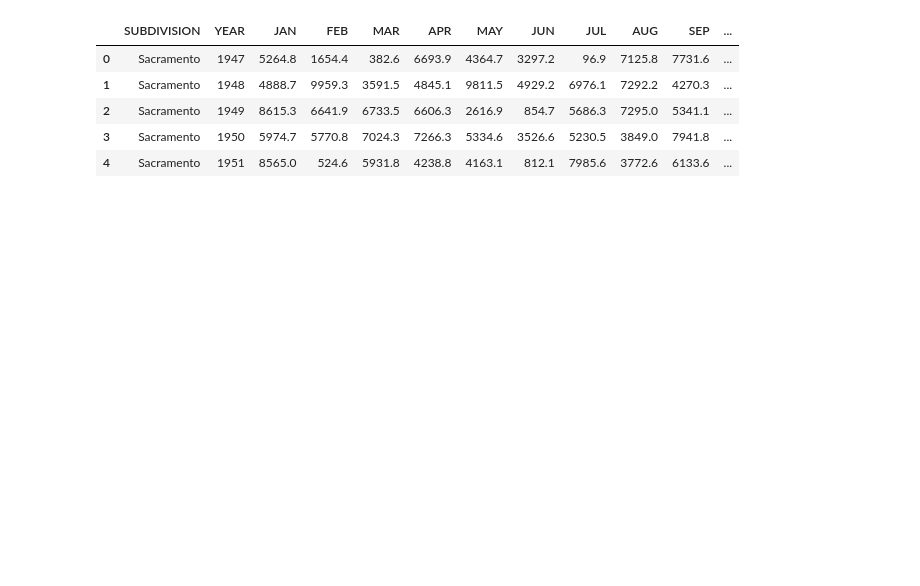
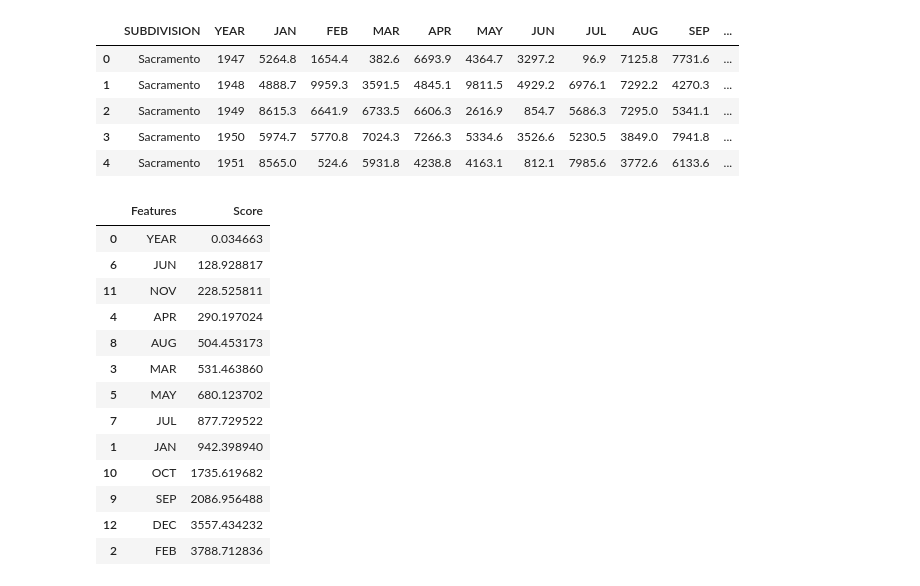
Before and after one commit to guilhermelaviola/PredictiveModel, a Jupyter notebook: PredictiveModel.ipynb, the cells around one changed output. Drawn from its saved outputs; the diff is of its cells as text; code cells hidden in the pictures; blank space fills up the shorter version.

```diff
--- a/PredictiveModel.ipynb
+++ b/PredictiveModel.ipynb
@@ -100,0 +107,34 @@ df.head()
+# %%
+# Defining X and Y
+# All features
+X = df.iloc[:, 1:14]
+# Target output (floods)
+Y = df.iloc[:, -1]
+# %%
+# Selecting the top 3 features
+best_features = SelectKBest(score_func = chi2, k = 3)
+fit = best_features.fit(X, Y)
+# %%
+# Creating data frames for the features and the score of each feature
+df_scores = pd.DataFrame(fit.scores_)
+df_columns = pd.DataFrame(X.columns)
+# %%
+# Combining all the features and their corresponding scores in one data frame
+features_scores = pd.concat([df_columns, df_scores], axis = 1)
+features_scores.columns = ['Features', 'Score']
+features_scores.sort_values(by = 'Score')
+# %% [output]
+|  | Features | Score |
+| 0 | YEAR | 0.034663 |
+| 6 | JUN | 128.928817 |
+| 11 | NOV | 228.525811 |
+| 4 | APR | 290.197024 |
+| 8 | AUG | 504.453173 |
+| 3 | MAR | 531.463860 |
+| 5 | MAY | 680.123702 |
+| 7 | JUL | 877.729522 |
+| 1 | JAN | 942.398940 |
+| 10 | OCT | 1735.619682 |
+| 9 | SEP | 2086.956488 |
+| 12 | DEC | 3557.434232 |
+| 2 | FEB | 3788.712836 |
```
Also changed, not shown: parts of 5 cells of this notebook.
